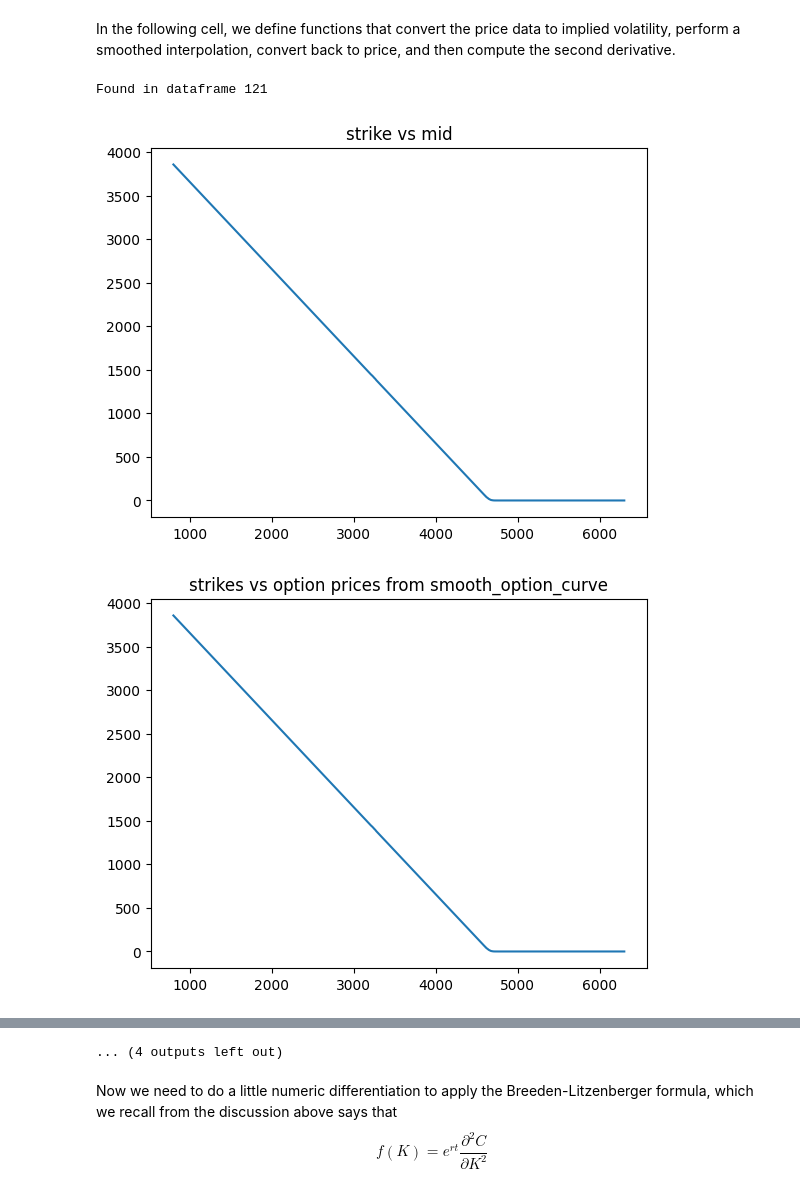
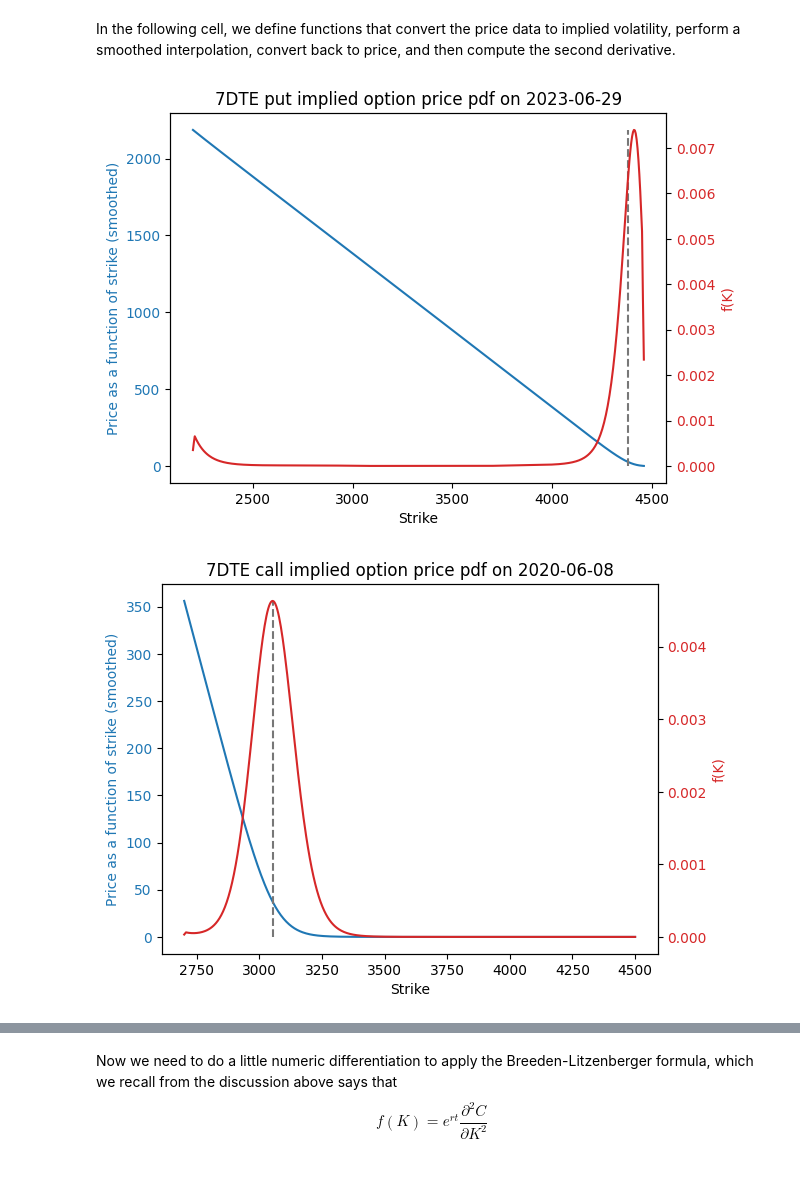
Before and after one commit to swbuchanan/implied-stock-distributions, a Jupyter notebook: project.ipynb, the cells around one changed output, grey strips where cells are left out. Cells and saved outputs as stored; diff of their text form; code cells hidden in the pictures.

```diff
--- a/project.ipynb
+++ b/project.ipynb
@@ -635,7 +439,7 @@ def smooth_option_curve(strikes, option_prices, spot, T, option_type, r=0, forwa
 # %%
 
 
-for _ in range(1):
+for _ in range(5):
     dfs = {
         "1DTE": spx_1dte_dfs,
         "7DTE": spx_7dte_dfs,
@@ -643,13 +447,13 @@ for _ in range(1):
     }
 
     df_type = random.choice(["1DTE", "7DTE", "28DTE"])
-    # df = dfs[df_type][random.randint(0, len(dfs[df_type]))].copy()
+    df = dfs[df_type][random.randint(0, len(dfs[df_type]))].copy()
 
-    for i, search_df in enumerate(spx_1dte_dfs):
-        if "2021-11-29 16:00:00" in search_df["quote_time"].values:
-            print(f"Found in dataframe {i}")
-            df = search_df
-            break
+    # for i, search_df in enumerate(spx_1dte_dfs):
+    #     if "2021-11-29 16:00:00" in search_df["quote_time"].values:
+    #         print(f"Found in dataframe {i}")
+    #         df = search_df
+    #         break
 
     # df = spx_1dte_dfs[14]
 
@@ -669,58 +473,56 @@ for _ in range(1):
     #     spot_price=spot_price
     # )
 
-    plt.plot(df['strike'], df['call_mid'])
-    plt.title("strike vs mid")
-    plt.show()
+    # plt.plot(df['strike'], df['call_mid'])
+    # plt.title("strike vs mid")
+    # plt.show()
 
-    strike_grid, price_smooth, iv_smooth, iv_of_strike = smooth_option_curve(
+    strike_grid, price_smooth, iv_smooth = smooth_option_curve(
         strikes=df['strike'],
         option_prices=df['call_mid'],
         spot=spot_price,
         T=df['tte_years'].iloc[0],
         option_type="call",
         r=0,
-        forward=None,
         n_grid=500,
     )
 
-    plt.plot(strike_grid, price_smooth)
-    plt.title("strike vs price NEW smoothed")
-    plt.show()
+    # plt.plot(strike_grid, price_smooth)
+    # plt.title("strike vs price NEW smoothed")
+    # plt.show()
 
-    plt.plot(strike_grid, iv_of_strike(strike_grid))
-    plt.title("strike vs iv NEW smoothed")
-    plt.show()
+    # plt.plot(strike_grid, iv_smooth(strike_grid))
+    # plt.title("strike vs iv NEW smoothed")
+    # plt.show()
 
-    plt.plot(df['strike'], df['call_iv'])
-    plt.title("strike vs iv")
-    plt.show()
+    # plt.plot(df['strike'], df['call_iv'])
+    # plt.title("strike vs iv")
+    # plt.show()
 
     strikes_fine, bs_prices_fine, f_2 = create_pdf_from_df(df, 'call')
 
-    plt.plot(strikes_fine, bs_prices_fine)
-    plt.title("strikes fine vs bs prices fine")
-    plt.show()
+    # plt.plot(strikes_fine, bs_prices_fine)
+    # plt.title("strikes fine vs bs prices fine")
+    # plt.show()
 
 
     fig, ax1 = plt.subplots()
 
     ax1.plot(strikes_fine, bs_prices_fine)
     ax1.set_xlabel('Strike')
     ax1.set_ylabel('Price as a function of strike (smoothed)', color='tab:blue')
     ax1.tick_params(axis='y', labelcolor='tab:blue')
 
     ax2 = ax1.twinx()
     ax2.plot(strikes_fine, f_2(strikes_fine), color='tab:red', label='pdf')
     ax2.set_ylabel('f(K)', color='tab:red')
     ax2.tick_params(axis='y', labelcolor='tab:red')
 
     # print(f_2(strikes_fine).min())
     ax1.vlines(x=spot_price, ymin=bs_prices_fine.min(), ymax=bs_prices_fine.max(), color="#777777", linestyles="--", label="Spot price")
     # ax1.vlines(x=spot_price * np.exp(0.5 * tte_years), ymin=bs_prices_fine.min(), ymax=bs_prices_fine.max(), color="#777777", linestyles="--", label="Spot price")
     plt.title(f"{df_type} {option_type} implied option price pdf on {pd.to_datetime(df['expire_unix'].iloc[0], unit="s").date()}")
     plt.show()
 # %% [output]
-Found in dataframe 121
-[figure, old version]
+[figure, new version]
-[figure, old version]
+[figure, new version]
@@ -736,4 +532,3 @@ Found in dataframe 121
-... (4 outputs left out)
 # %% [markdown]
 Now we need to do a little numeric differentiation to apply the Breeden-Litzenberger formula, which we recall from the discussion above says that
 $$f(K) = e^{rt} \frac{\partial^2 C}{\partial K^2}$$
```
Also changed, not shown: parts of 14 cells of this notebook.
